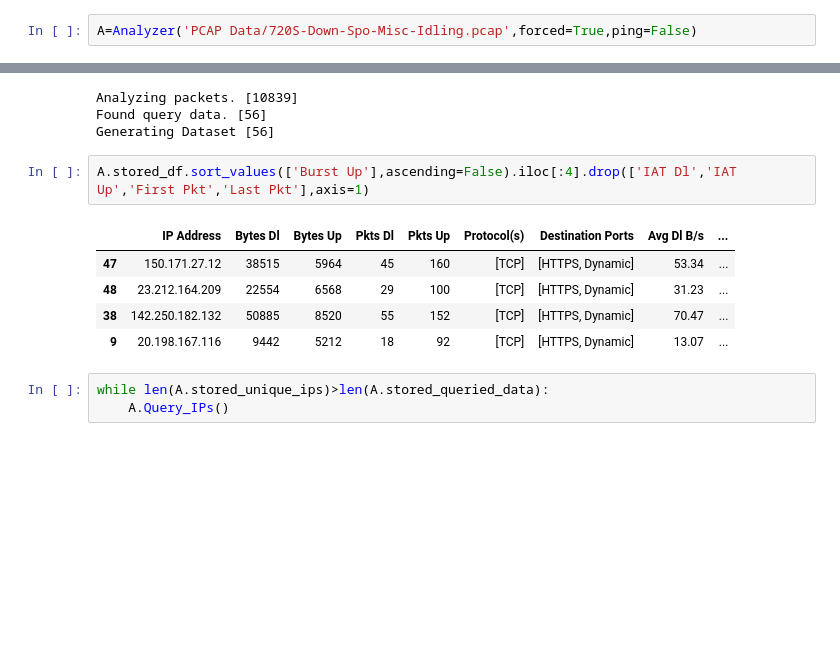
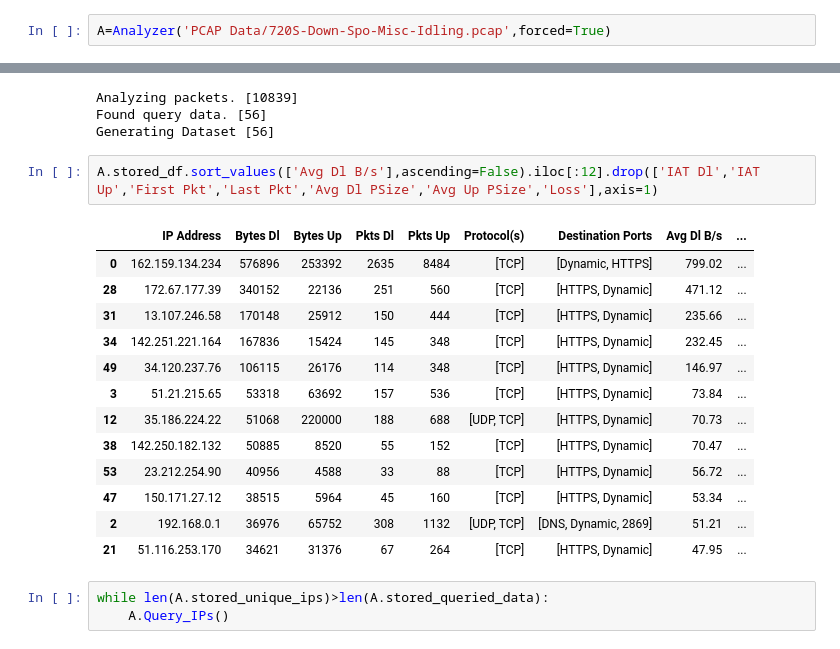
Before and after one commit to MobiusYeeitus/TrafficAnalysis, a Jupyter notebook: AnalysisCore.ipynb, the cells around one changed output, grey strips where cells are left out. Drawn from its saved outputs; the diff is of its cells as text; blank space fills up the shorter version.

```diff
--- a/AnalysisCore.ipynb
+++ b/AnalysisCore.ipynb
@@ -733,20 +733,28 @@ class Analyzer:
             self.List_Initializer(self.stored_queried_ips,queried_unique_ips)
         return queried_unique_ips
 # %%
-A=Analyzer('PCAP Data/720S-Down-Spo-Misc-Idling.pcap',forced=True,ping=False)
+A=Analyzer('PCAP Data/720S-Down-Spo-Misc-Idling.pcap',forced=True)
 # %% [output]
 Reading PCAP Data. [4 MB]
 Analyzing packets. [10839]
 Found query data. [56]
 Generating Dataset [56]
 # %%
-A.stored_df.sort_values(['Burst Up'],ascending=False).iloc[:4].drop(['IAT Dl','IAT Up','First Pkt','Last Pkt'],axis=1)
+A.stored_df.sort_values(['Avg Dl B/s'],ascending=False).iloc[:12].drop(['IAT Dl','IAT Up','First Pkt','Last Pkt','Avg Dl PSize','Avg Up PSize','Loss'],axis=1)
 # %% [output]
 |  | IP Address | Bytes Dl | Bytes Up | Pkts Dl | Pkts Up | Protocol(s) | Destination Ports | Avg Dl B/s | ... |
+| 0 | 162.159.134.234 | 576896 | 253392 | 2635 | 8484 | [TCP] | [Dynamic, HTTPS] | 799.02 | ... |
+| 28 | 172.67.177.39 | 340152 | 22136 | 251 | 560 | [TCP] | [HTTPS, Dynamic] | 471.12 | ... |
+| 31 | 13.107.246.58 | 170148 | 25912 | 150 | 444 | [TCP] | [HTTPS, Dynamic] | 235.66 | ... |
+| 34 | 142.251.221.164 | 167836 | 15424 | 145 | 348 | [TCP] | [HTTPS, Dynamic] | 232.45 | ... |
+| 49 | 34.120.237.76 | 106115 | 26176 | 114 | 348 | [TCP] | [HTTPS, Dynamic] | 146.97 | ... |
+| 3 | 51.21.215.65 | 53318 | 63692 | 157 | 536 | [TCP] | [HTTPS, Dynamic] | 73.84 | ... |
+| 12 | 35.186.224.22 | 51068 | 220000 | 188 | 688 | [UDP, TCP] | [HTTPS, Dynamic] | 70.73 | ... |
+| 38 | 142.250.182.132 | 50885 | 8520 | 55 | 152 | [TCP] | [HTTPS, Dynamic] | 70.47 | ... |
+| 53 | 23.212.254.90 | 40956 | 4588 | 33 | 88 | [TCP] | [HTTPS, Dynamic] | 56.72 | ... |
 | 47 | 150.171.27.12 | 38515 | 5964 | 45 | 160 | [TCP] | [HTTPS, Dynamic] | 53.34 | ... |
-| 48 | 23.212.164.209 | 22554 | 6568 | 29 | 100 | [TCP] | [HTTPS, Dynamic] | 31.23 | ... |
-| 38 | 142.250.182.132 | 50885 | 8520 | 55 | 152 | [TCP] | [HTTPS, Dynamic] | 70.47 | ... |
-| 9 | 20.198.167.116 | 9442 | 5212 | 18 | 92 | [TCP] | [HTTPS, Dynamic] | 13.07 | ... |
+| 2 | 192.168.0.1 | 36976 | 65752 | 308 | 1132 | [UDP, TCP] | [DNS, Dynamic, 2869] | 51.21 | ... |
+| 21 | 51.116.253.170 | 34621 | 31376 | 67 | 264 | [TCP] | [HTTPS, Dynamic] | 47.95 | ... |
 # %%
 while len(A.stored_unique_ips)>len(A.stored_queried_data):
     A.Query_IPs()
```
